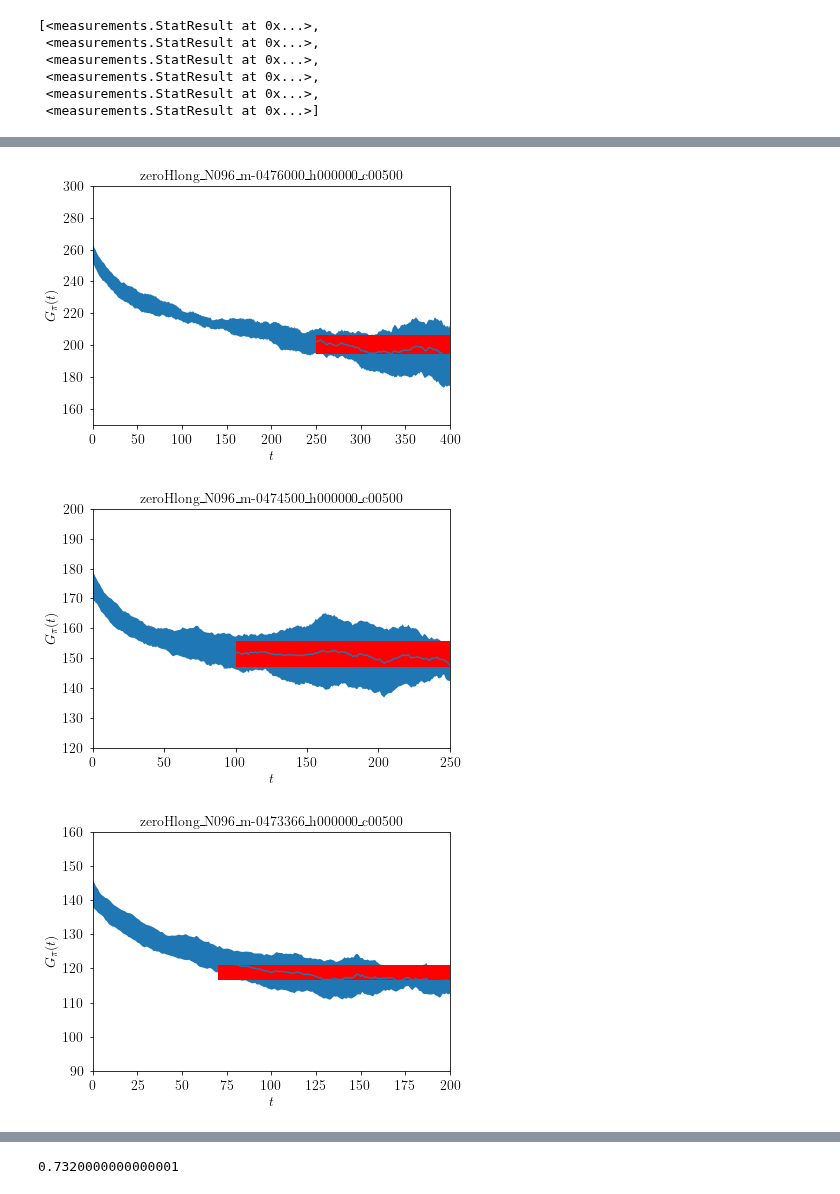
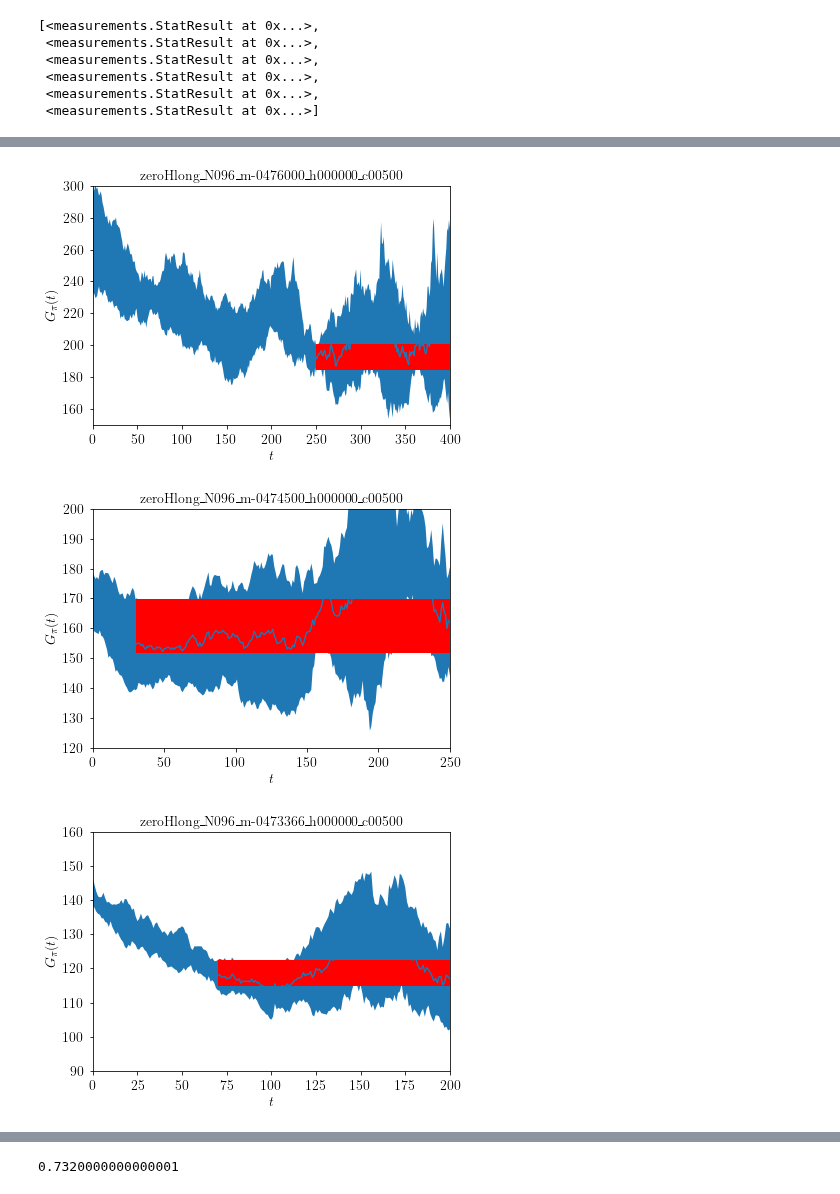
Before and after one commit to jannisgebbo/langevinA, a Jupyter notebook: jupyter_notebooks/RestoredPhaseCorrelationLengthTimePrec.ipynb, the cells around one changed output, grey strips where cells are left out. Drawn from its saved outputs; the diff is of its cells as text; code cells hidden in the pictures.

```diff
--- a/jupyter_notebooks/RestoredPhaseCorrelationLengthTimePrec.ipynb
+++ b/jupyter_notebooks/RestoredPhaseCorrelationLengthTimePrec.ipynb
@@ -24,6 +24,7 @@ import h5py
 
 #This is the path to were you saved the processed correlators.
 processedDataDir = "/home/superpions/processed_data/unbroken_H0/"
+processedDataDir = "../python/"
 
 
 
@@ -476,9 +474,9 @@ plt.fill_between(xs, ys - errs,ys + errs, linewidth=0, zorder=1, color='r')
 effMasses[0] = fitC2.values['b']
 effMassesErr[0] = fitC2.errors['b']
 # %% [output]
-[figure, old version]
+[figure, new version]
 # %%
-plateau = 100
+plateau = 30
 endPlateau = 250
 
 modelC = lambda par : par[0]
@@ -491,34 +489,34 @@ resErr = data[m][v].OtOttpRatio[key].err[plateau:endPlateau:50]
 chi2C2 = lambda par : np.sum(np.square((res - modelC(par)) / resErr ))
 fitC2 = Minuit(chi2C2, [200.0], name=["b"])
 
 fitC2.errordef = Minuit.LEAST_SQUARES
 
 #fit.limits = []
 
 fitC2.migrad()
 fitC2.minos();
 
 
 plt.figure(0)
 plotter.plot(data[m][v],"OtOttpRatio", key)
 #plt.yscale('log')
 plt.title(dataFn[m][v], fontsize=14)
 xlabel(plt.gca(), "$t$")
 ylabel(plt.gca(), "$G_\pi(t)$")
 plt.xlim([0,endPlateau])
 plt.ylim([120,200])
 
 
 xs = [plateau,endPlateau]
 ys = np.asarray([fitC2.values['b'],fitC2.values['b']])
 errs = np.asarray([fitC2.errors['b'],fitC2.errors['b']])
 
 plt.fill_between(xs, ys - errs,ys + errs, linewidth=0, zorder=1, color='r')
 
 effMasses[1] = fitC2.values['b']
 effMassesErr[1] = fitC2.errors['b']
 # %% [output]
-[figure, old version]
+[figure, new version]
 # %%
 plateau = 70
 endPlateau = 200
@@ -560,7 +558,7 @@ plt.fill_between(xs, ys - errs,ys + errs, linewidth=0, zorder=1, color='r')
 effMasses[2] = fitC2.values['b']
 effMassesErr[2] = fitC2.errors['b']
 # %% [output]
-[figure, old version]
+[figure, new version]
 # %%
 plateau = 50
 endPlateau = 300
```
Also changed, not shown: parts of 22 cells of this notebook.
